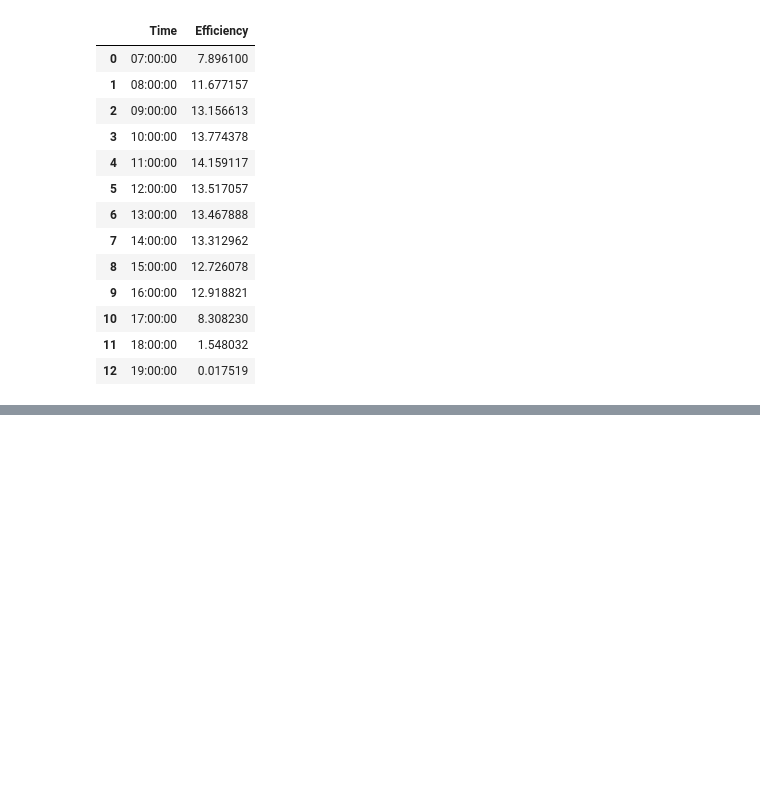
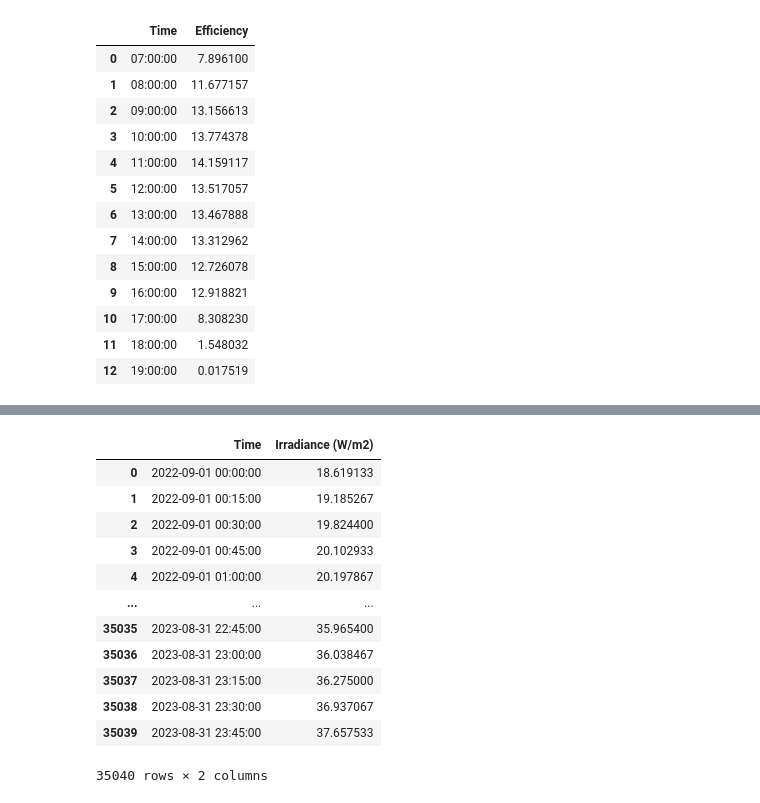
Before and after one commit to KangarooNick/FYP-Code, a Jupyter notebook: dataset_temporary version_0227/PV generation dataset/Efficiency with optimizer/Efficiency Analysis.ipynb, the cells around one changed output, grey strips where cells are left out. Saved outputs shown, nothing was run; the diff lists cells and outputs as text; code cells hidden in the pictures; blank space fills up the shorter version.

```diff
--- a/dataset_temporary version_0227/PV generation dataset/Efficiency with optimizer/Efficiency Analysis.ipynb
+++ b/dataset_temporary version_0227/PV generation dataset/Efficiency with optimizer/Efficiency Analysis.ipynb
@@ -245,0 +249,17 @@ plt.show()
+# %%
+irradiance_data = pd.read_excel(r'C:\Users\nickc\OneDrive - HKUST Connect\桌面\FYP Code\dataset_temporary version_0227\Meteorological dataset\required irradiance-M15.xlsx')
+irradiance_data
+# %% [output]
+|  | Time | Irradiance (W/m2) |
+| 0 | 2022-09-01 00:00:00 | 18.619133 |
+| 1 | 2022-09-01 00:15:00 | 19.185267 |
+| 2 | 2022-09-01 00:30:00 | 19.824400 |
+| 3 | 2022-09-01 00:45:00 | 20.102933 |
+| 4 | 2022-09-01 01:00:00 | 20.197867 |
+| ... | ... | ... |
+| 35035 | 2023-08-31 22:45:00 | 35.965400 |
+| 35036 | 2023-08-31 23:00:00 | 36.038467 |
+| 35037 | 2023-08-31 23:15:00 | 36.275000 |
+| 35038 | 2023-08-31 23:30:00 | 36.937067 |
+| 35039 | 2023-08-31 23:45:00 | 37.657533 |
+35040 rows × 2 columns
```
Also changed, not shown: parts of 5 cells of this notebook, 17 other files.
